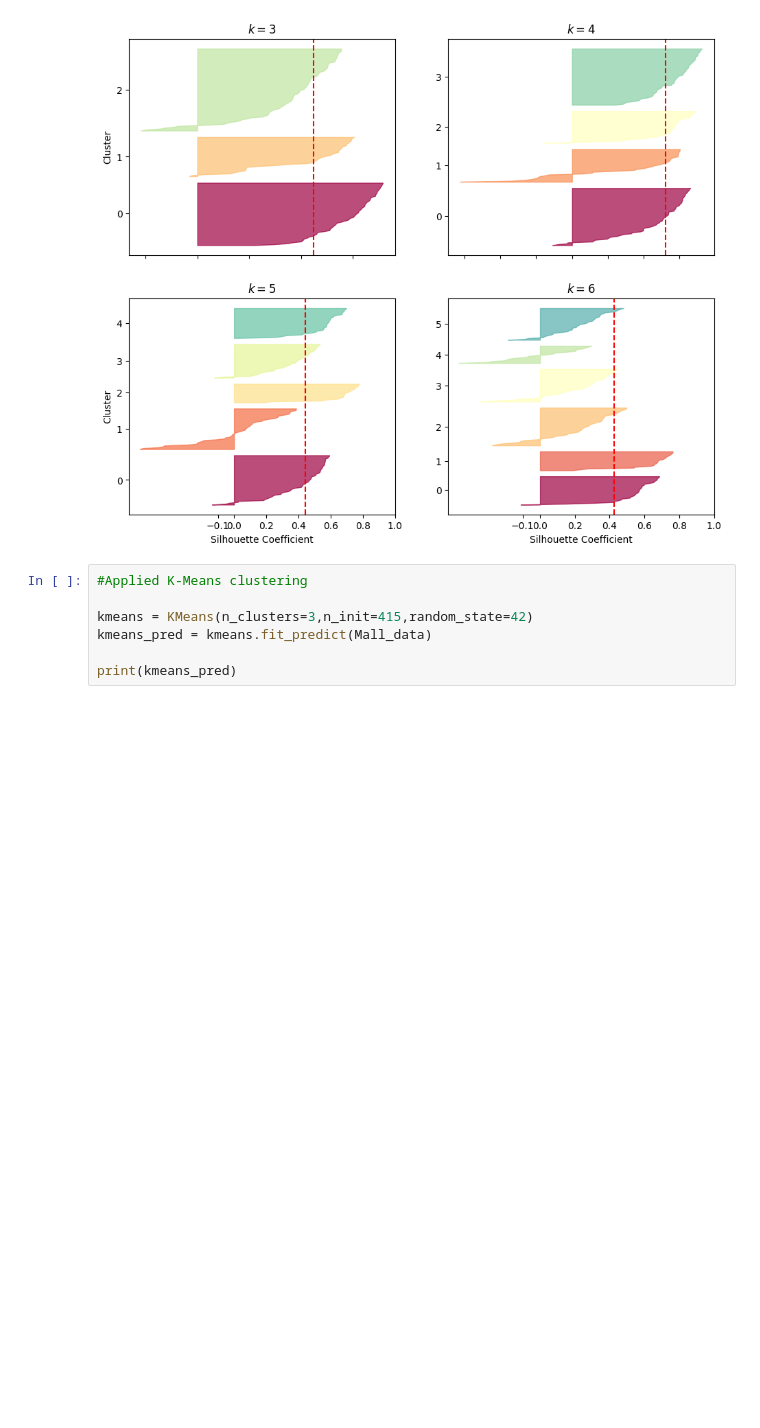
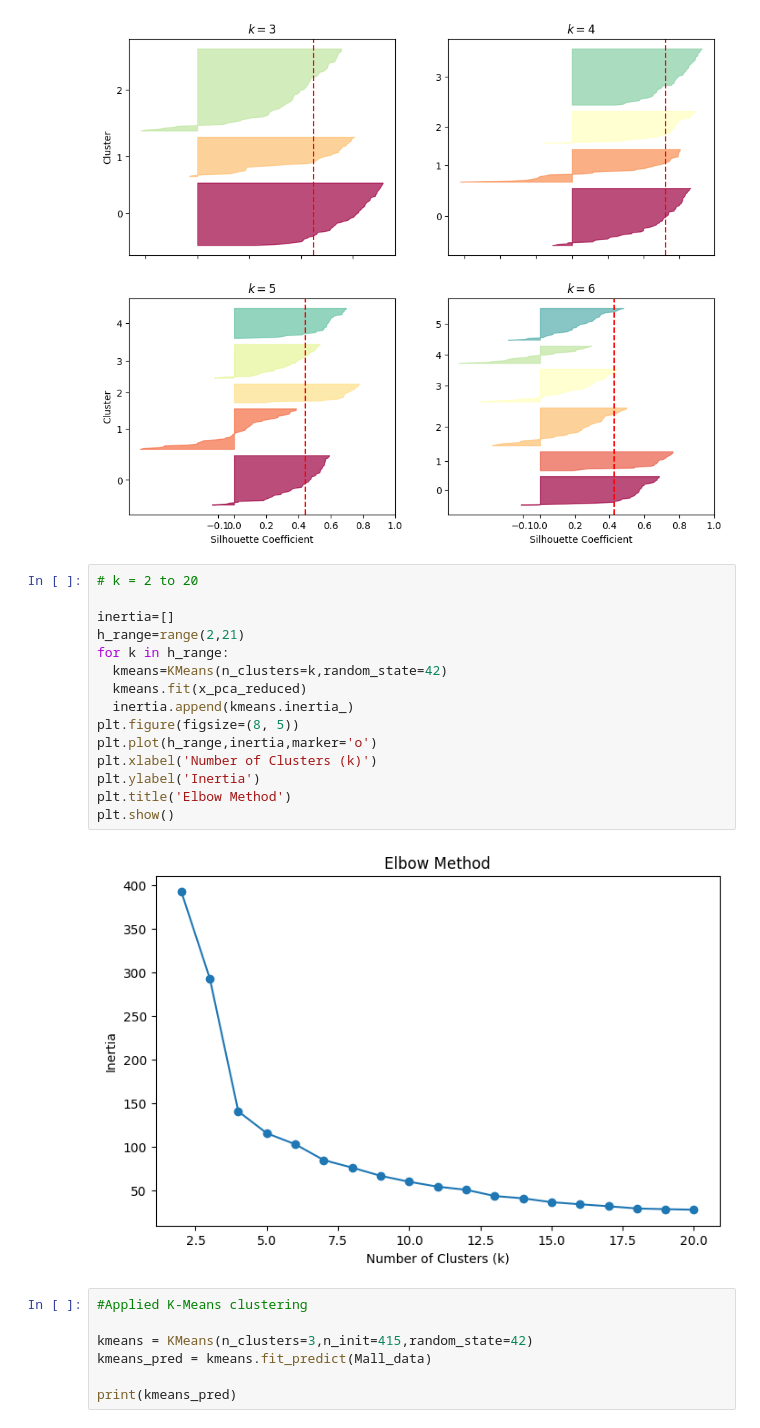
Before and after one commit to Naseem-Ananzeh/Ml2_Final_Project, a Jupyter notebook: MallcProject.ipynb, the cells around one changed output. Cells and saved outputs as stored; diff of their text form; blank space fills up the shorter version.

```diff
--- a/MallcProject.ipynb
+++ b/MallcProject.ipynb
@@ -306,6 +305,23 @@ for k in (3, 4, 5, 6):
 plt.show()
 # %% [output]
 [figure]
+# %%
+# k = 2 to 20
+
+inertia=[]
+h_range=range(2,21)
+for k in h_range:
+  kmeans=KMeans(n_clusters=k,random_state=42)
+  kmeans.fit(x_pca_reduced)
+  inertia.append(kmeans.inertia_)
+plt.figure(figsize=(8, 5))
+plt.plot(h_range,inertia,marker='o')
+plt.xlabel('Number of Clusters (k)')
+plt.ylabel('Inertia')
+plt.title('Elbow Method')
+plt.show()
+# %% [output]
+[figure, added]
 # %%
 #Applied K-Means clustering
 
```
Also changed, not shown: parts of 18 cells of this notebook.
